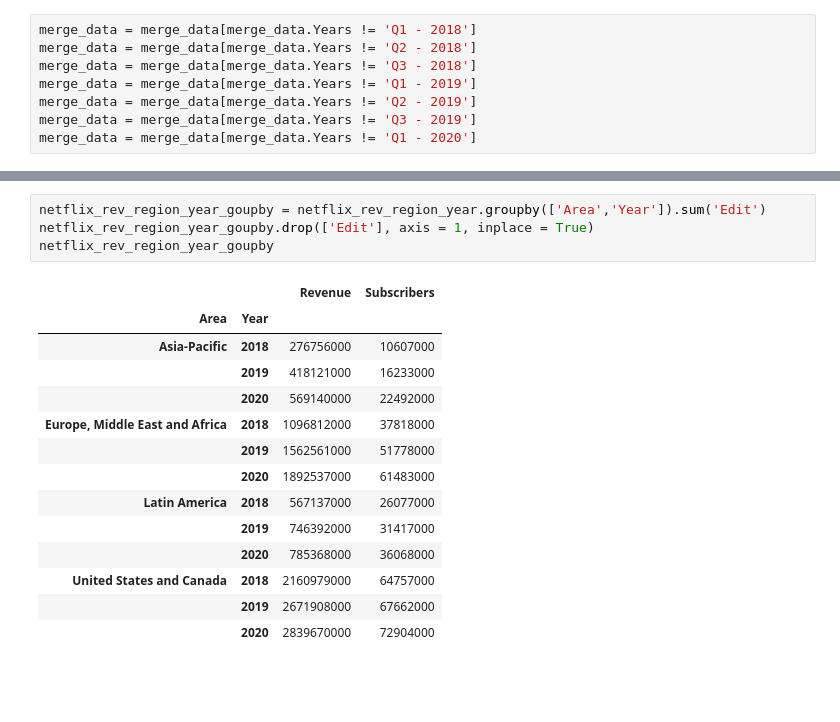
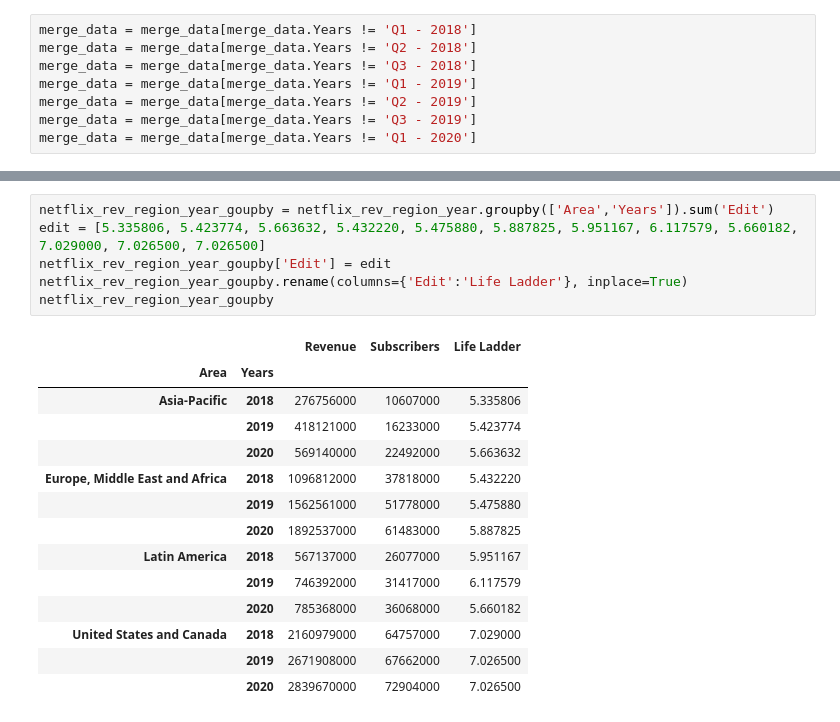
Before and after one commit to adamholcomb/Python-Media-Happiness-Analysis, a Jupyter notebook: HappinessIndex-KF.ipynb, the cells around one changed output, grey strips where cells are left out. Saved outputs shown, nothing was run; the diff lists cells and outputs as text; blank space fills up the shorter version.

```diff
--- a/HappinessIndex-KF.ipynb
+++ b/HappinessIndex-KF.ipynb
@@ -396,22 +408,24 @@ netflix_rev_region_year
 | 37 | Europe, Middle East and Africa | 2020 | 1892537000 | 61483000 | 0 |
 | 38 | Latin America | 2020 | 785368000 | 36068000 | 0 |
 | 39 | Asia-Pacific | 2020 | 569140000 | 22492000 | 0 |
-# %%
-netflix_rev_region_year_goupby = netflix_rev_region_year.groupby(['Area','Year']).sum('Edit')
-netflix_rev_region_year_goupby.drop(['Edit'], axis = 1, inplace = True)
-netflix_rev_region_year_goupby
-# %% [output]
-|  |  | Revenue | Subscribers |
-| Area | Year |  |  |
-| Asia-Pacific | 2018 | 276756000 | 10607000 |
-|  | 2019 | 418121000 | 16233000 |
-|  | 2020 | 569140000 | 22492000 |
-| Europe, Middle East and Africa | 2018 | 1096812000 | 37818000 |
-|  | 2019 | 1562561000 | 51778000 |
-|  | 2020 | 1892537000 | 61483000 |
-| Latin America | 2018 | 567137000 | 26077000 |
-|  | 2019 | 746392000 | 31417000 |
-|  | 2020 | 785368000 | 36068000 |
-| United States and Canada | 2018 | 2160979000 | 64757000 |
-|  | 2019 | 2671908000 | 67662000 |
-|  | 2020 | 2839670000 | 72904000 |
+# %%
+netflix_rev_region_year_goupby = netflix_rev_region_year.groupby(['Area','Years']).sum('Edit')
+edit = [5.335806, 5.423774, 5.663632, 5.432220, 5.475880, 5.887825, 5.951167, 6.117579, 5.660182, 7.029000, 7.026500, 7.026500]
+netflix_rev_region_year_goupby['Edit'] = edit
+netflix_rev_region_year_goupby.rename(columns={'Edit':'Life Ladder'}, inplace=True)
+netflix_rev_region_year_goupby
+# %% [output]
+|  |  | Revenue | Subscribers | Life Ladder |
+| Area | Years |  |  |  |
+| Asia-Pacific | 2018 | 276756000 | 10607000 | 5.335806 |
+|  | 2019 | 418121000 | 16233000 | 5.423774 |
+|  | 2020 | 569140000 | 22492000 | 5.663632 |
+| Europe, Middle East and Africa | 2018 | 1096812000 | 37818000 | 5.432220 |
+|  | 2019 | 1562561000 | 51778000 | 5.475880 |
+|  | 2020 | 1892537000 | 61483000 | 5.887825 |
+| Latin America | 2018 | 567137000 | 26077000 | 5.951167 |
+|  | 2019 | 746392000 | 31417000 | 6.117579 |
+|  | 2020 | 785368000 | 36068000 | 5.660182 |
+| United States and Canada | 2018 | 2160979000 | 64757000 | 7.029000 |
+|  | 2019 | 2671908000 | 67662000 | 7.026500 |
+|  | 2020 | 2839670000 | 72904000 | 7.026500 |
```
Also changed, not shown: parts of 28 cells of this notebook.
